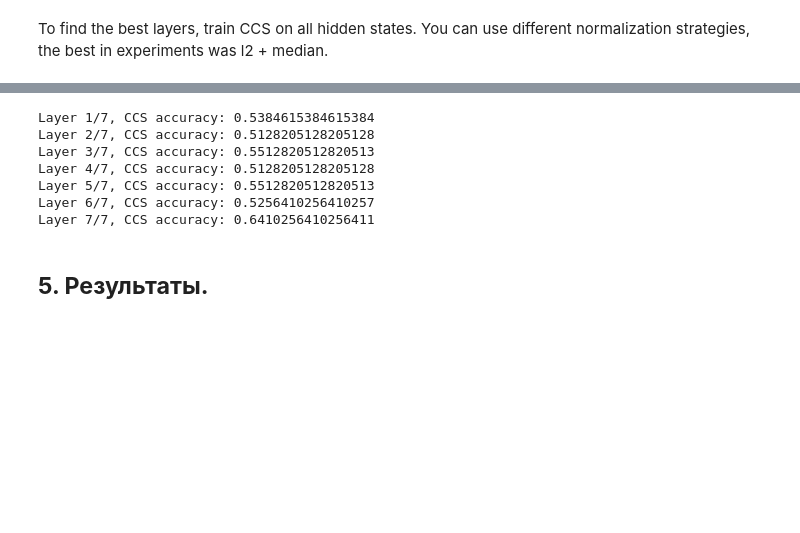
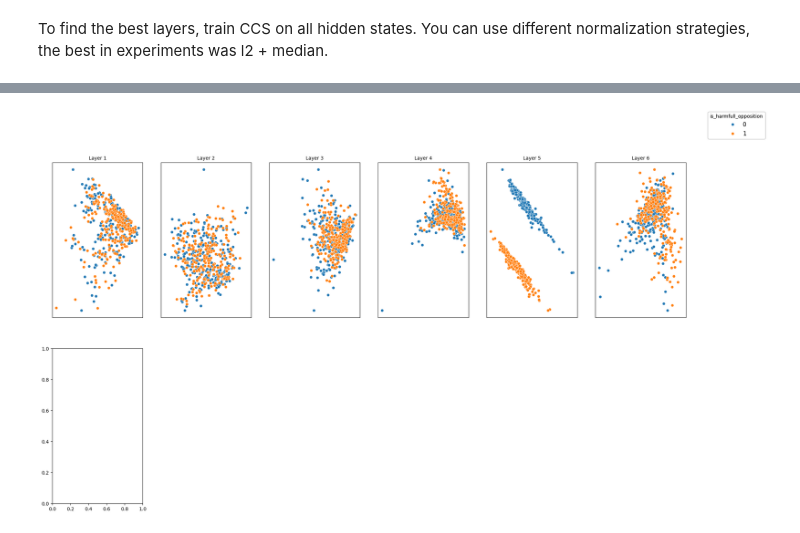
Before and after one commit to SadSabrina/ccs_aisf, a Jupyter notebook: notebooks/Steering_instruction.ipynb, the cells around one changed output, grey strips where cells are left out. Saved outputs shown, nothing was run; the diff lists cells and outputs as text; code cells hidden in the pictures; blank space fills up the shorter version.

```diff
--- a/notebooks/Steering_instruction.ipynb
+++ b/notebooks/Steering_instruction.ipynb
@@ -368,26 +353,0 @@ Layer 7/7, CCS accuracy: 0.7051282051282052
-# %%
-X_pos = np.load('/Users/sabrinasadieh/Code/ccs_aisf/test_files/X_pos_small.npy')
-X_neg = np.load('/Users/sabrinasadieh/Code/ccs_aisf/test_files/X_neg_small.npy')
-
-X_pos_normalized = X_pos.reshape(-1, X_pos.shape[-1])         # (512*25, 768)
-X_pos_normalized = normalize(X_pos_normalized, norm='l2', axis=1).reshape(X_pos.shape)
-
-X_neg_normalized = X_neg.reshape(-1, X_neg.shape[-1])         # (512*25, 768)
-X_neg_normalized = normalize(X_neg_normalized, norm='l2', axis=1).reshape(X_neg.shape)
-
-
-orig_ccs = train_ccs_on_hidden_states(X_pos_normalized,
-                                        X_neg_normalized,
-                                        hate_data['is_harmfull_opposition'],
-                                         train_idx,
-                                         test_idx,
-                                         random_state=71,
-                                        normalizing='median')
-# %% [output]
-Layer 1/7, CCS accuracy: 0.5384615384615384
-Layer 2/7, CCS accuracy: 0.5128205128205128
-Layer 3/7, CCS accuracy: 0.5512820512820513
-Layer 4/7, CCS accuracy: 0.5128205128205128
-Layer 5/7, CCS accuracy: 0.5512820512820513
-Layer 6/7, CCS accuracy: 0.5256410256410257
-Layer 7/7, CCS accuracy: 0.6410256410256411
@@ -482,2 +353,0 @@ import pickle
-# %% [markdown]
-## **5. Результаты.**
@@ -506,0 +354,9 @@ def get_results_table(ccs_results):
+# %%
+# Components 1, 0
+plot_pca_or_tsne_layerwise(X_pos_st_normalized,
+                           X_neg_st_normalized,
+                           hate_data['is_harmfull_opposition'],
+                           standardize=False,
+                           n_components=5, components=[0, 1])
+# %% [output]
+[figure, added]
```
Also changed, not shown: parts of 37 cells of this notebook.
